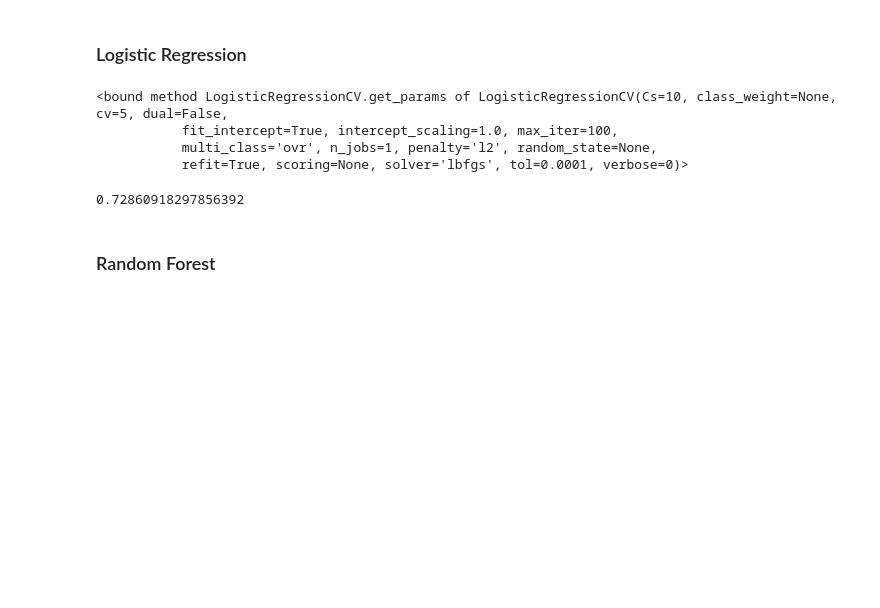
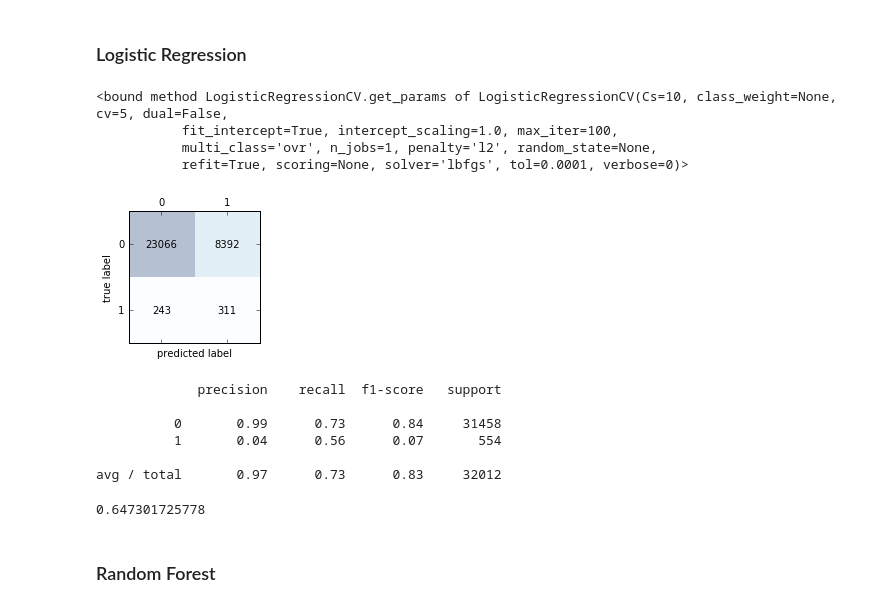
Before and after one commit to JaredChung/CourseProject_GeneralAssembly, a Jupyter notebook: Value_shopping.ipynb, the cells around one changed output. Cells and saved outputs as stored; diff of their text form; code cells hidden in the pictures; blank space fills up the shorter version.

```diff
--- a/Value_shopping.ipynb
+++ b/Value_shopping.ipynb
@@ -165,7 +168,7 @@ test = test.fillna(0)
 # %%
-train_X = train.drop(['repeattrips','repeater','offerdate'],axis=1)
+train_X = train.drop(['id','repeattrips','repeater','offerdate','category','company','brand','chain'],axis=1)
 train_Y = train.repeater
-test_X = test.drop('offerdate', axis =1)
+test_X = test.drop(['id','offerdate','category','company','brand','chain'], axis =1)
 ids = test.id.values
 # %%
 # Transform the labels into binary 0, 1
@@ -216,6 +237,14 @@ log = LogisticRegressionCV(cv = 5)
 
 log.fit(train_X,train_Y)
 y_pred_log = log.predict_proba(test_X)
+# %%
+#Train Validation set
+from sklearn.linear_model import LogisticRegressionCV
+
+log = LogisticRegressionCV(cv = 5)
+
+log.fit(X_train,Y_train)
+y_log = log.predict_proba(X_test)
 # %%
 log.get_params
 # %% [output]
@@ -223,21 +252,34 @@ log.get_params
            fit_intercept=True, intercept_scaling=1.0, max_iter=100,
            multi_class='ovr', n_jobs=1, penalty='l2', random_state=None,
            refit=True, scoring=None, solver='lbfgs', tol=0.0001, verbose=0)>
-# %%
-confmat = confusion_matrix(log.predict(test_X),)
-# %% [output]
-0.72860918297856392
 # %%
+confmat = metrics.confusion_matrix(log.predict(X_test),Y_test)
 fig, ax = plt.subplots(figsize=(2.5, 2.5))
 ax.matshow(confmat, cmap=plt.cm.Blues, alpha=0.3)
 for i in range(confmat.shape[0]):
     for j in range(confmat.shape[1]):
         ax.text(x=j, y=i, s=confmat[i, j], va='center', ha='center')
 
 plt.xlabel('predicted label')
 plt.ylabel('true label')
 
 plt.tight_layout()
+# %% [output]
+[figure, added]
+# %%
+print metrics.classification_report(log.predict(X_test),Y_test)
+# %% [output]
+             precision    recall  f1-score   support
+
+          0       0.99      0.73      0.84     31458
+          1       0.04      0.56      0.07       554
+
+avg / total       0.97      0.73      0.83     32012
+# %%
+results['LogisiticRegression'] = metrics.roc_auc_score(log.predict(X_test),Y_test)
+print metrics.roc_auc_score(log.predict(X_test),Y_test)
+# %% [output]
+0.647301725778
 # %%
 #create repeat probability list
 y_prob = []
```
Also changed, not shown: parts of 24 cells of this notebook, 5 other files.
